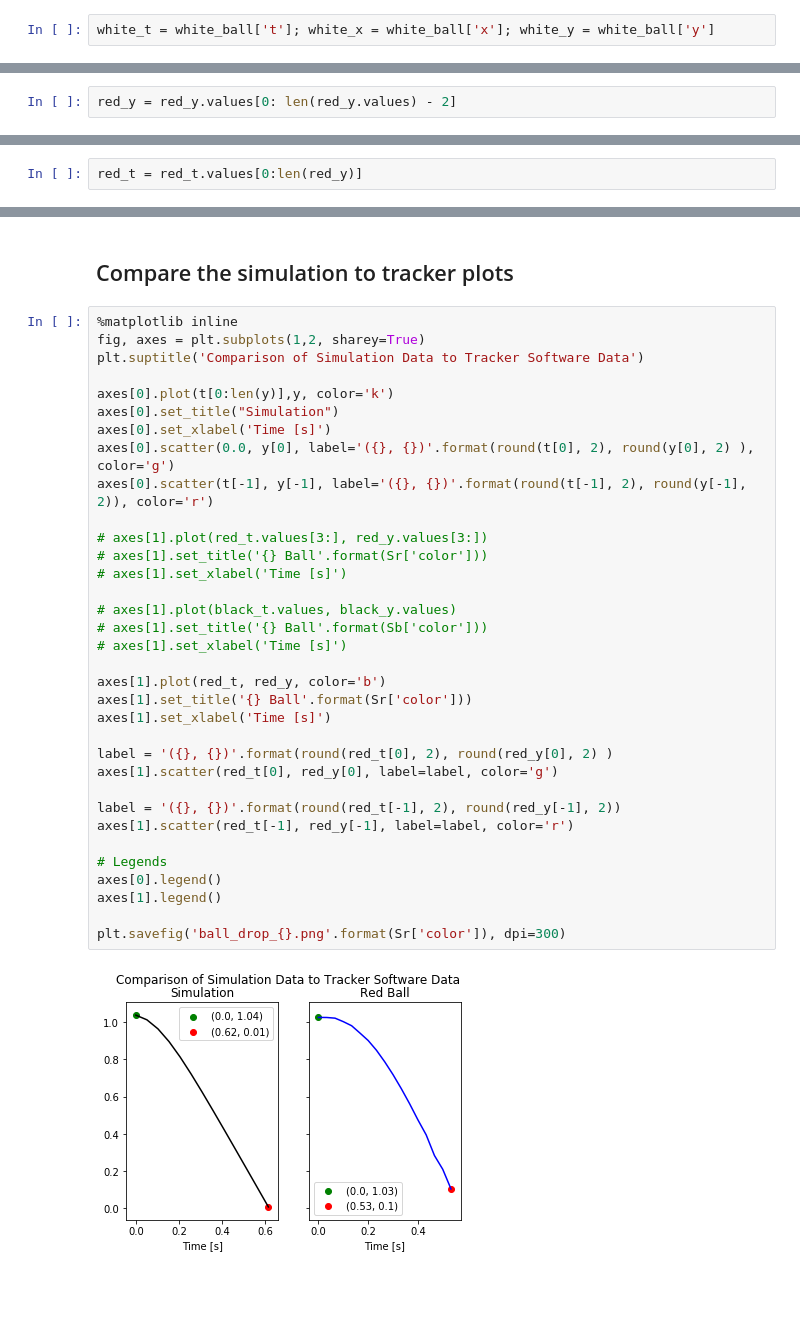
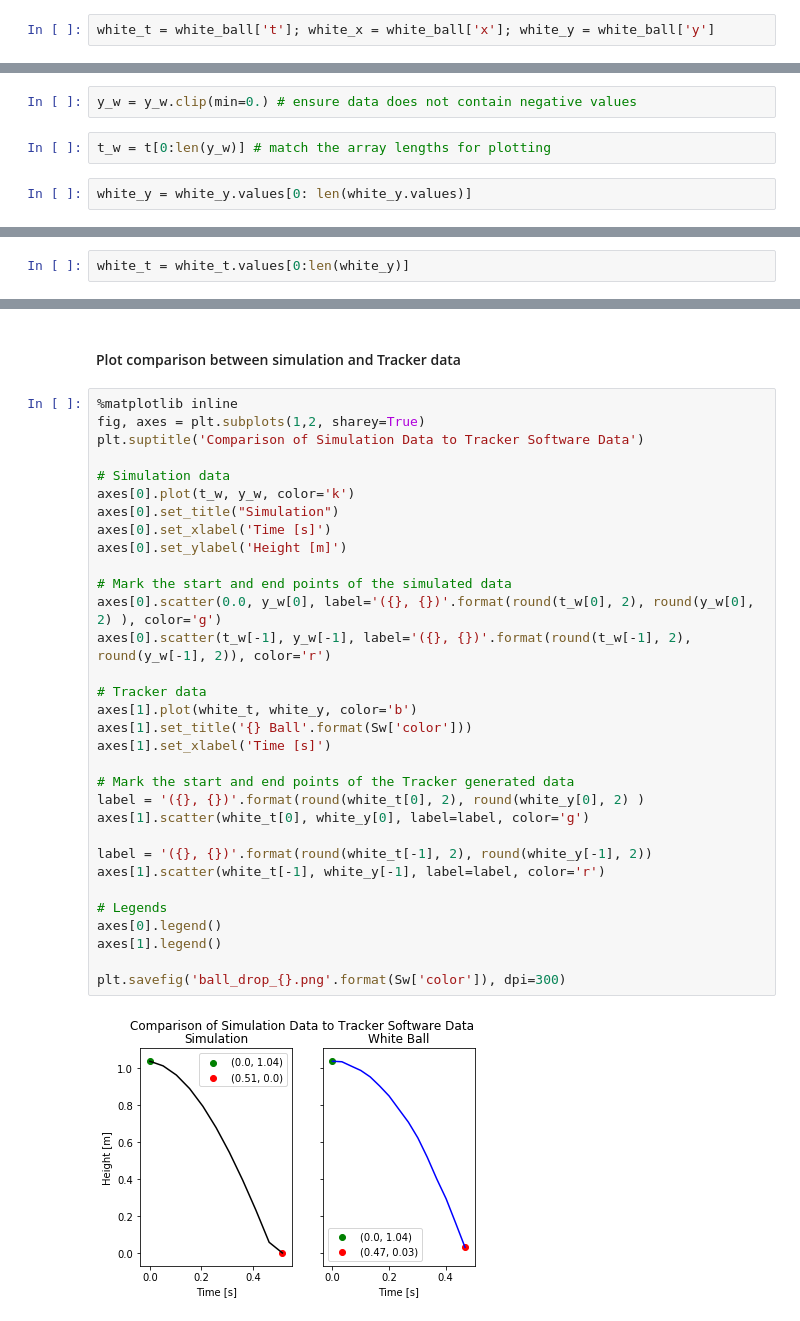
Before and after one commit to kseuro/computational_physics, a Jupyter notebook: week_1/ball_drop.ipynb, the cells around one changed output, grey strips where cells are left out. Drawn from its saved outputs; the diff is of its cells as text; blank space fills up the shorter version.

```diff
--- a/week_1/ball_drop.ipynb
+++ b/week_1/ball_drop.ipynb
@@ -131,2 +328,6 @@ t = t[0:len(y)]
+# %%
+y_w = y_w.clip(min=0.) # ensure data does not contain negative values
+# %%
+t_w = t[0:len(y_w)] # match the array lengths for plotting
 # %%
-red_y = red_y.values[0: len(red_y.values) - 2]
+white_y = white_y.values[0: len(white_y.values)]
@@ -140,2 +334,2 @@ array([1.0250979 , 1.02465797, 1.02104535, 1.0022542 , 0.98043427,
 # %%
-red_t = red_t.values[0:len(red_y)]
+white_t = white_t.values[0:len(white_y)]
@@ -149,38 +336,36 @@ array([0.        , 0.03333333, 0.06666667, 0.1       , 0.13333333,
-# %% [markdown]
-## Compare the simulation to tracker plots
+# %% [markdown]
+#### Plot comparison between simulation and Tracker data
 # %%
 %matplotlib inline
 fig, axes = plt.subplots(1,2, sharey=True)
 plt.suptitle('Comparison of Simulation Data to Tracker Software Data')
 
-axes[0].plot(t[0:len(y)],y, color='k')
+# Simulation data
+axes[0].plot(t_w, y_w, color='k')
 axes[0].set_title("Simulation")
 axes[0].set_xlabel('Time [s]')
-axes[0].scatter(0.0, y[0], label='({}, {})'.format(round(t[0], 2), round(y[0], 2) ), color='g')
-axes[0].scatter(t[-1], y[-1], label='({}, {})'.format(round(t[-1], 2), round(y[-1], 2)), color='r')
+axes[0].set_ylabel('Height [m]')
 
-# axes[1].plot(red_t.values[3:], red_y.values[3:])
-# axes[1].set_title('{} Ball'.format(Sr['color']))
-# axes[1].set_xlabel('Time [s]')
+# Mark the start and end points of the simulated data
+axes[0].scatter(0.0, y_w[0], label='({}, {})'.format(round(t_w[0], 2), round(y_w[0], 2) ), color='g')
+axes[0].scatter(t_w[-1], y_w[-1], label='({}, {})'.format(round(t_w[-1], 2), round(y_w[-1], 2)), color='r')
 
-# axes[1].plot(black_t.values, black_y.values)
-# axes[1].set_title('{} Ball'.format(Sb['color']))
-# axes[1].set_xlabel('Time [s]')
-
-axes[1].plot(red_t, red_y, color='b')
-axes[1].set_title('{} Ball'.format(Sr['color']))
+# Tracker data
+axes[1].plot(white_t, white_y, color='b')
+axes[1].set_title('{} Ball'.format(Sw['color']))
 axes[1].set_xlabel('Time [s]')
 
-label = '({}, {})'.format(round(red_t[0], 2), round(red_y[0], 2) )
-axes[1].scatter(red_t[0], red_y[0], label=label, color='g')
+# Mark the start and end points of the Tracker generated data
+label = '({}, {})'.format(round(white_t[0], 2), round(white_y[0], 2) )
+axes[1].scatter(white_t[0], white_y[0], label=label, color='g')
 
-label = '({}, {})'.format(round(red_t[-1], 2), round(red_y[-1], 2))
-axes[1].scatter(red_t[-1], red_y[-1], label=label, color='r')
+label = '({}, {})'.format(round(white_t[-1], 2), round(white_y[-1], 2))
+axes[1].scatter(white_t[-1], white_y[-1], label=label, color='r')
 
 # Legends
 axes[0].legend()
 axes[1].legend()
 
-plt.savefig('ball_drop_{}.png'.format(Sr['color']), dpi=300)
+plt.savefig('ball_drop_{}.png'.format(Sw['color']), dpi=300)
 # %% [output]
-[figure, old version]
+[figure, new version]
```
Also changed, not shown: parts of 68 cells of this notebook, 3 other files.
